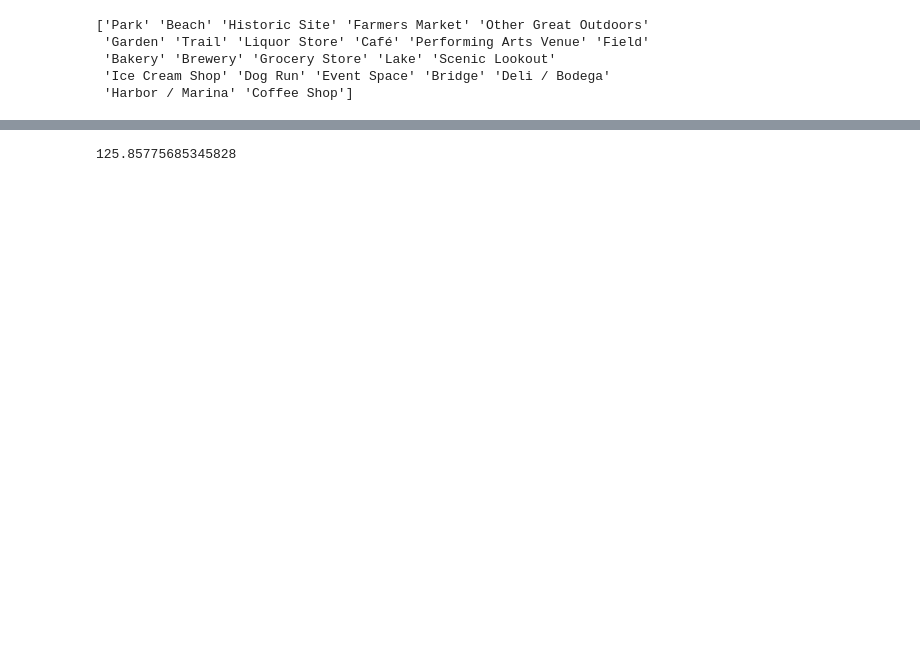
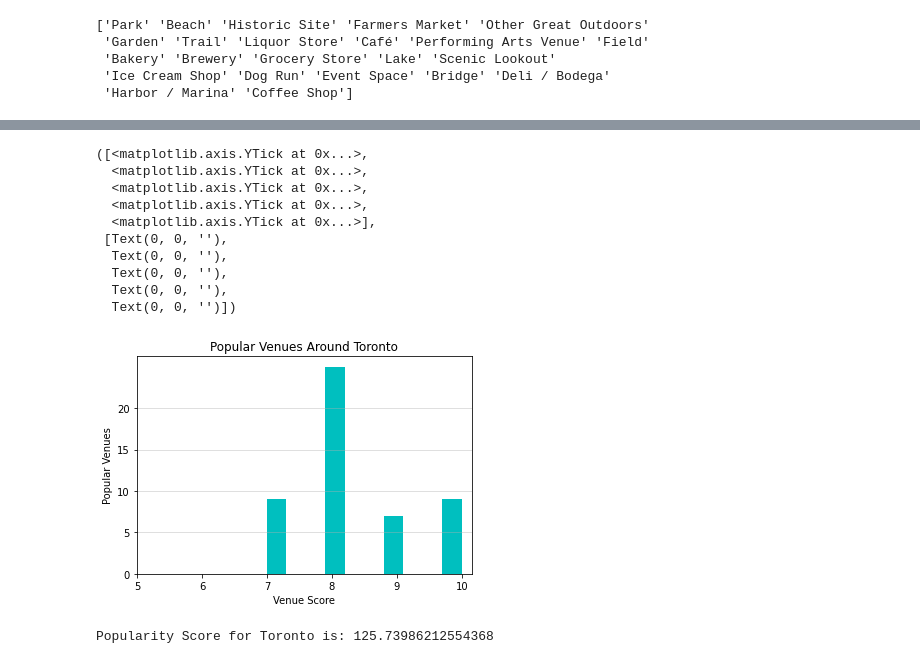
Before and after one commit to kharik828/Coursera_Capstone, a Jupyter notebook: The_Battle_of_Neighborhoods/Business_Problem.ipynb, the cells around one changed output, grey strips where cells are left out. Saved outputs shown, nothing was run; the diff lists cells and outputs as text; code cells hidden in the pictures; blank space fills up the shorter version.

```diff
--- a/The_Battle_of_Neighborhoods/Business_Problem.ipynb
+++ b/The_Battle_of_Neighborhoods/Business_Problem.ipynb
@@ -118,5 +121,5 @@ dataframe_filtered_ny.head()
 # %%
-venues_map_ny = folium.Map(location=[latitude, longitude], zoom_start=11) # generate map centred around the Conrad Hotel
+venues_map_ny = folium.Map(location=[latitude, longitude], zoom_start=12) # generate map centred around the Conrad Hotel
 
 # add a red circle marker to represent the New York City
 folium.CircleMarker(
@@ -395,16 +437,3 @@ mean_cluster_dist_to = dist/8
 print(mean_cluster_dist_to)
 # %% [output]
 38.20798176940305
-# %%
-distance_to=kmeans_to.cluster_centers_
-distance_to_list=distance_to.tolist()
-
-dist=0
-for i in range(0,3):
-    for j in range(0,3):
-        dist= dist+haversine(distance_to_list[i],distance_to_list[j])**2
-        print(dist)
-
-#print(dist)
-mean_cluster_dist_to = dist/8
-print(mean_cluster_dist_to)
@@ -458,7 +486,27 @@ for i in necessities[:]:
+# %%
+plt.hist(dataframe_filtered_to['score'],color="c")
+plt.xlabel('Venue Score')
+plt.ylabel('Popular Venues')
+plt.title('Popular Venues Around Toronto')
+plt.grid(axis='y',alpha=0.5)
+plt.xticks(np.arange(5,11,1))
+plt.yticks(np.arange(0,25,5))
+# %% [output]
+([<matplotlib.axis.YTick at 0x...>,
+  <matplotlib.axis.YTick at 0x...>,
+  <matplotlib.axis.YTick at 0x...>,
+  <matplotlib.axis.YTick at 0x...>,
+  <matplotlib.axis.YTick at 0x...>],
+ [Text(0, 0, ''),
+  Text(0, 0, ''),
+  Text(0, 0, ''),
+  Text(0, 0, ''),
+  Text(0, 0, '')])
+[figure, added]
 # %%
 pop_score_to=0
 for i in range(1,len(dataframe_filtered_to)):
-    pop_score_to = pop_score_to + (dataframe_filtered_to.loc[i,'score'])/haversine((latitude1, longitude1),(dataframe_filtered_to.loc[i,'lat'],dataframe_filtered_to.loc[i,'lng']))
-print(pop_score_to)
+    pop_score_to = pop_score_to + (dataframe_filtered_to.loc[i,'score'])*1000/dataframe_filtered_to.loc[i,'distance']
+print('Popularity Score for Toronto is:',pop_score_to)
 # %% [output]
-125.85775685345828
+Popularity Score for Toronto is: 125.73986212554368
```
Also changed, not shown: parts of 15 cells of this notebook.
